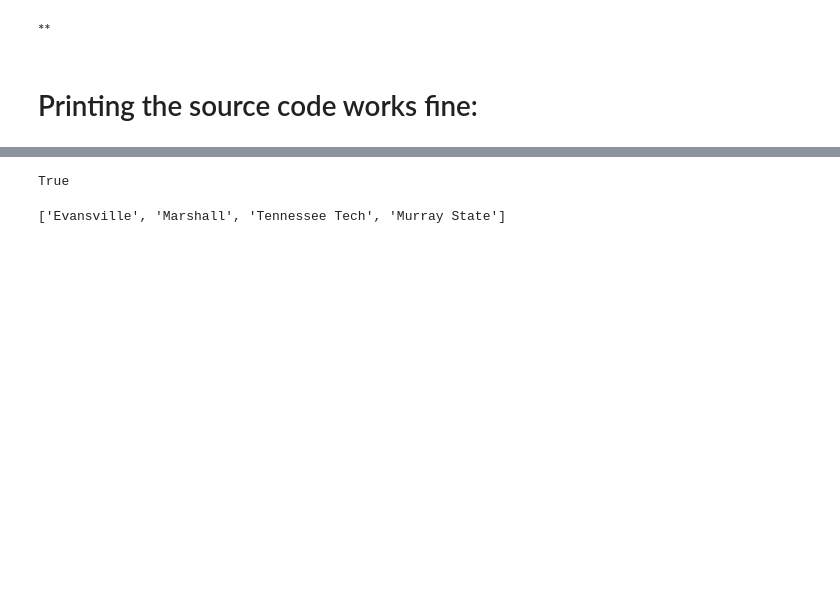
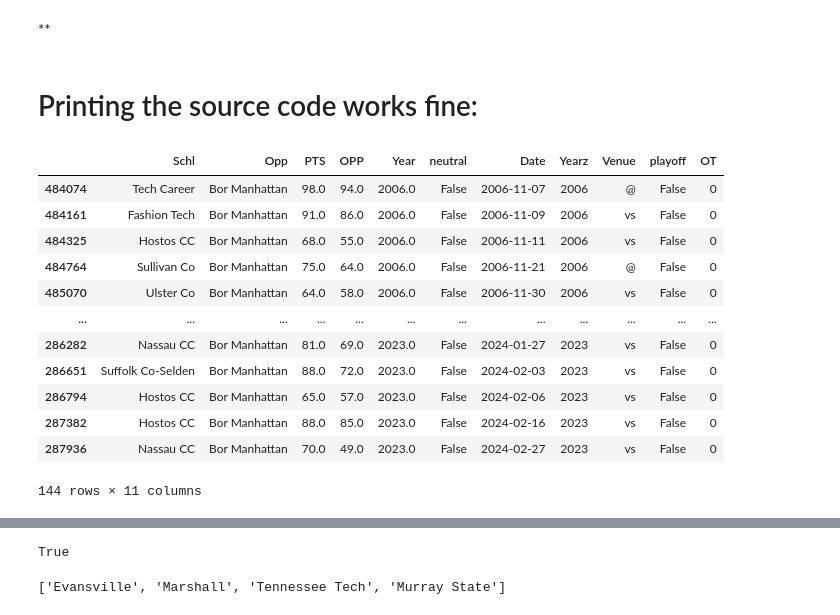
Before and after one commit to easella/ncaabelos, a Jupyter notebook: ncaab-for-free.ipynb, the cells around one changed output, grey strips where cells are left out. Drawn from its saved outputs; the diff is of its cells as text; code cells hidden in the pictures; blank space fills up the shorter version.

```diff
--- a/ncaab-for-free.ipynb
+++ b/ncaab-for-free.ipynb
@@ -238,6 +238,22 @@ for team in teams:
     if team not in fz:
         print(team)
         n+=1
+# %%
+df22[df22.Opp=='Bor Manhattan']
+# %% [output]
+|  | Schl | Opp | PTS | OPP | Year | neutral | Date | Yearz | Venue | playoff | OT |
+| 484074 | Tech Career | Bor Manhattan | 98.0 | 94.0 | 2006.0 | False | 2006-11-07 | 2006 | @ | False | 0 |
+| 484161 | Fashion Tech | Bor Manhattan | 91.0 | 86.0 | 2006.0 | False | 2006-11-09 | 2006 | vs | False | 0 |
+| 484325 | Hostos CC | Bor Manhattan | 68.0 | 55.0 | 2006.0 | False | 2006-11-11 | 2006 | vs | False | 0 |
+| 484764 | Sullivan Co | Bor Manhattan | 75.0 | 64.0 | 2006.0 | False | 2006-11-21 | 2006 | @ | False | 0 |
+| 485070 | Ulster Co | Bor Manhattan | 64.0 | 58.0 | 2006.0 | False | 2006-11-30 | 2006 | vs | False | 0 |
+| ... | ... | ... | ... | ... | ... | ... | ... | ... | ... | ... | ... |
+| 286282 | Nassau CC | Bor Manhattan | 81.0 | 69.0 | 2023.0 | False | 2024-01-27 | 2023 | vs | False | 0 |
+| 286651 | Suffolk Co-Selden | Bor Manhattan | 88.0 | 72.0 | 2023.0 | False | 2024-02-03 | 2023 | vs | False | 0 |
+| 286794 | Hostos CC | Bor Manhattan | 65.0 | 57.0 | 2023.0 | False | 2024-02-06 | 2023 | vs | False | 0 |
+| 287382 | Hostos CC | Bor Manhattan | 88.0 | 85.0 | 2023.0 | False | 2024-02-16 | 2023 | vs | False | 0 |
+| 287936 | Nassau CC | Bor Manhattan | 70.0 | 49.0 | 2023.0 | False | 2024-02-27 | 2023 | vs | False | 0 |
+144 rows × 11 columns
 # %%
 s=input("School")
 u=df22[df22.Year>2002]
```
Also changed, not shown: parts of 16 cells of this notebook.
